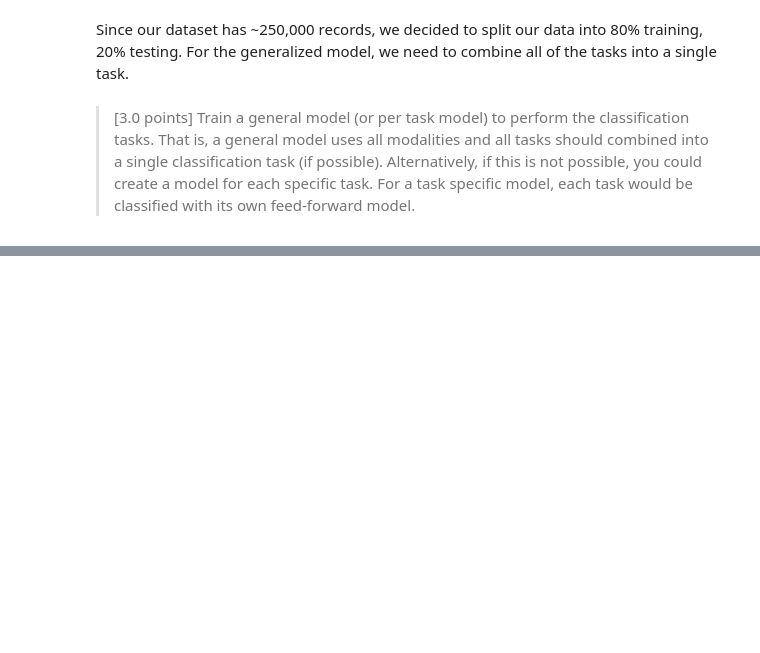
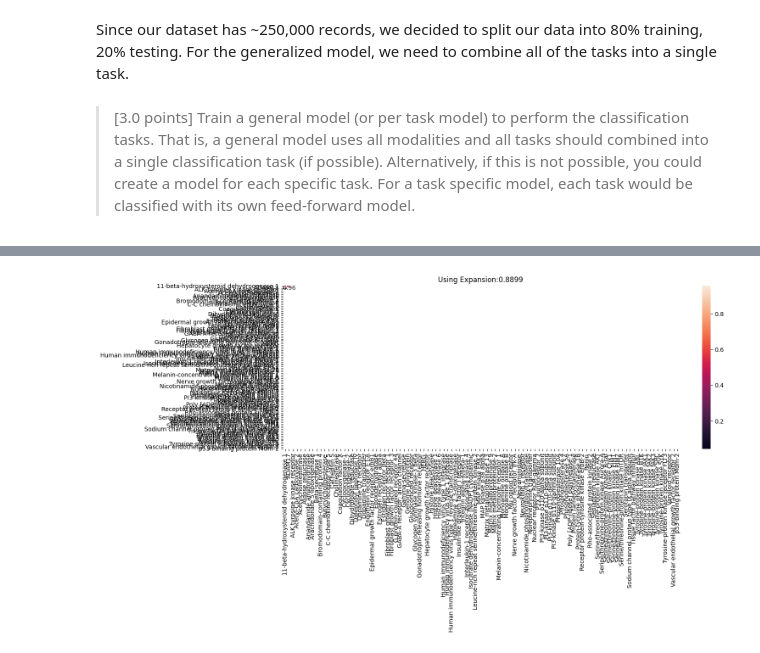
Before and after one commit to wisniemj/CS8321, a Jupyter notebook: lab2/lab2.ipynb, the cells around one changed output, grey strips where cells are left out. Cells and saved outputs as stored; diff of their text form; code cells hidden in the pictures; blank space fills up the shorter version.

```diff
--- a/lab2/lab2.ipynb
+++ b/lab2/lab2.ipynb
@@ -297,3 +301,23 @@ plt.legend([f"generalized_mlp with AUC: {model_roc}"])
 #TODO: Bland Altman plot for train/test all tasks
 #TODO: Analyze and run a model (with cv split) per each task
 #TODO: Visualizations for tasked models (Bland Altman)
+# %%
+# this is taken from lecture and repurposed for this exercise
+import seaborn as sns
+def summarize_net(net, X_test, y_test, title_text=''):
+    plt.figure(figsize=(15,5))
+    yhat = net.predict(X_test)
+    yhat[yhat<0.5] = 0
+    yhat[yhat>=0.5] = 1
+    acc = mt.accuracy_score(y_test.flatten(),yhat.flatten())
+    cm = mt.confusion_matrix(y_test,yhat)
+
+    cm = cm/np.sum(cm,axis=1)[:,np.newaxis]
+    sns.heatmap(cm, annot=True, fmt='.2f', xticklabels=np.unique(df["pref_name"]),yticklabels=np.unique(df["pref_name"]))
+    plt.title(title_text+'{:.4f}'.format(acc))
+# %%
+# summarize the last model to run
+y_test_all.shape
+
+summarize_net(model, X_test_all, y_test_all, title_text='Using Expansion:')
+# %% [output]
@@ -299,0 +325 @@ plt.legend([f"generalized_mlp with AUC: {model_roc}"])
+[figure, added]
```
Also changed, not shown: parts of 12 cells of this notebook.
